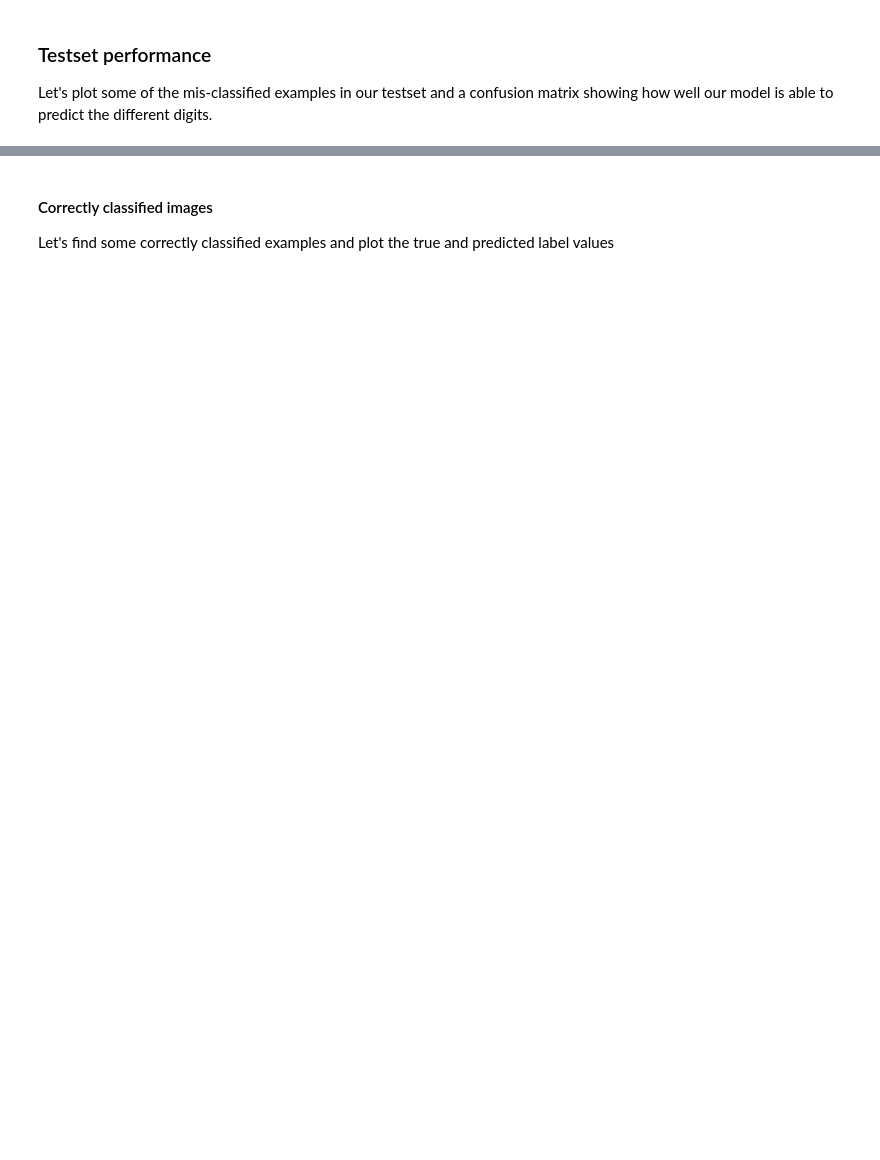
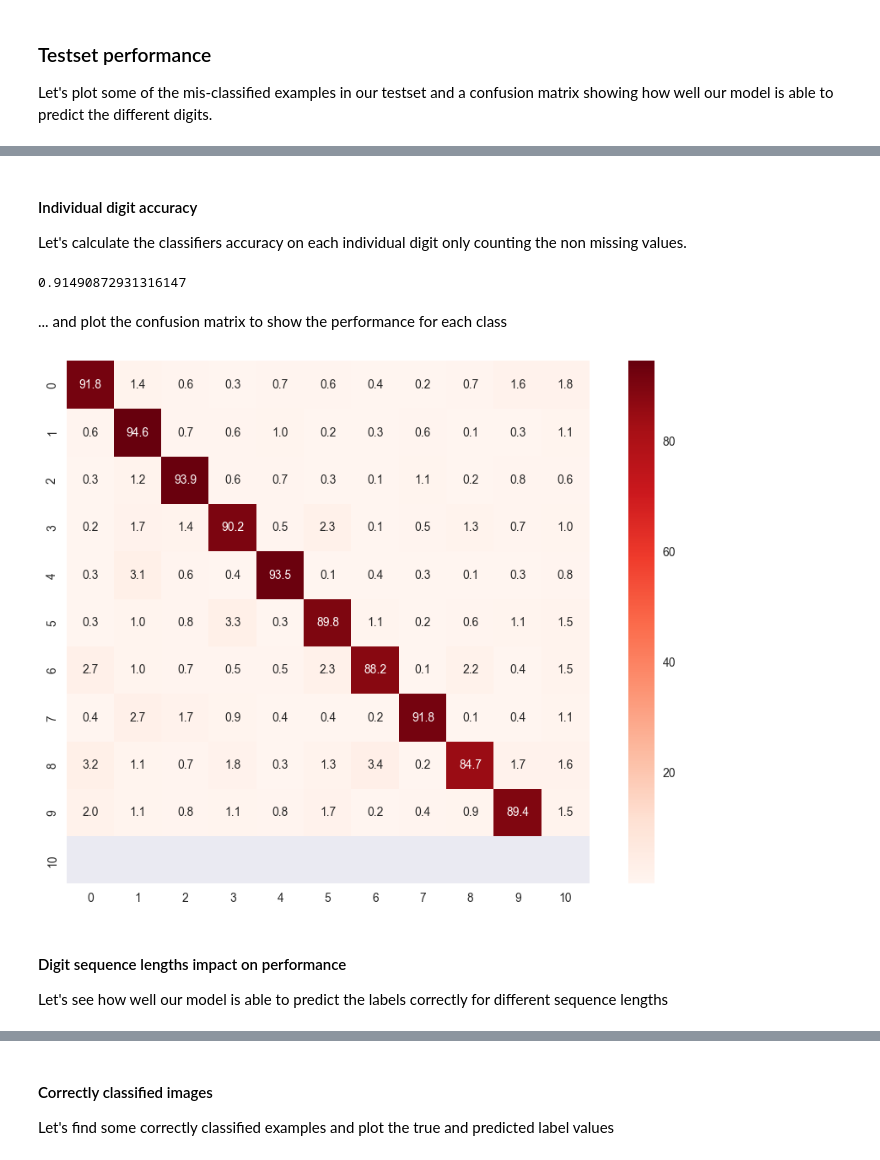
Before and after one commit to thomalm/svhn-multi-digit, a Jupyter notebook: 06-svhn-multi-model.ipynb, the cells around one changed output, grey strips where cells are left out. Drawn from its saved outputs; the diff is of its cells as text; code cells hidden in the pictures; blank space fills up the shorter version.

Commit message:
refactoring + multi digit run

```diff
--- a/06-svhn-multi-model.ipynb
+++ b/06-svhn-multi-model.ipynb
@@ -408,0 +403,20 @@ session.run(tf.initialize_all_variables())
+# %%
+saver = tf.train.Saver()
+
+save_path = os.path.join('checkpoints/', 'svhn_multi_3_10')
+
+# Use TensorFlow to find the latest checkpoint - if any
+try:
+    print("Restoring last checkpoint ...")
+
+    # Finds the filename of latest saved checkpoint file
+    last_chk_path = tf.train.latest_checkpoint(checkpoint_dir=save_dir)
+
+    # Try and load the data in the checkpoint.
+    saver.restore(session, save_path=last_chk_path)
+    print("Restored checkpoint from:", last_chk_path)
+
+# If the above failed - initialize all the variables
+except:
+    print("Failed to restore checkpoint - initializing variables")
+    session.run(tf.global_variables_initializer())
@@ -495,6 +533,6 @@ Minibatch accuracy at step 0: 56.5625
 Let's plot some of the mis-classified examples in our testset and a confusion matrix showing how well our model is able to predict the different digits.
 # %%
 # Generate predictions for the testset
-test_pred = session.run(y_pred_cls, feed_dict={x: X_test, y_true: y_test, keep_prob: 1.0})
+test_pred = session.run(y_pred_cls, feed_dict={x: X_test, y_: y_test, p_keep_1: 1., p_keep_2: 1., p_keep_3: 1.})
 
 test_pred
@@ -500,0 +547,36 @@ test_pred
+# %% [markdown]
+#### Individual digit accuracy
+
+Let's calculate the classifiers accuracy on each individual digit only counting the non missing values.
+# %%
+from sklearn.metrics import accuracy_score
+
+# Find the position of the non missing labels
+non_zero = np.where(y_test.flatten() != 10)
+
+# Calculate the accuracy on the individual didgit level
+accuracy_score(test_pred.flatten()[non_zero], y_test.flatten()[non_zero])
+# %% [output]
+0.91490872931316147
+# %% [markdown]
+... and plot the confusion matrix to show the performance for each class
+# %%
+from sklearn.metrics import confusion_matrix
+
+# Set the figure size
+plt.figure(figsize=(12, 8))
+
+# Calculate the confusion matrix
+cm = confusion_matrix(y_test.flatten()[non_zero], test_pred.flatten()[non_zero])
+
+# Normalize the confusion matrix
+cm = cm.astype('float') / cm.sum(axis=1)[:, np.newaxis] * 100.0
+
+# Visualize the confusion matrix
+sns.heatmap(cm, annot=True, cmap='Reds', fmt='.1f', square=True);
+# %% [output]
+[figure, added]
+# %% [markdown]
+#### Digit sequence lengths impact on performance
+
+Let's see how well our model is able to predict the labels correctly for different sequence lengths
```
Also changed, not shown: parts of 54 cells of this notebook, 5 other files.
